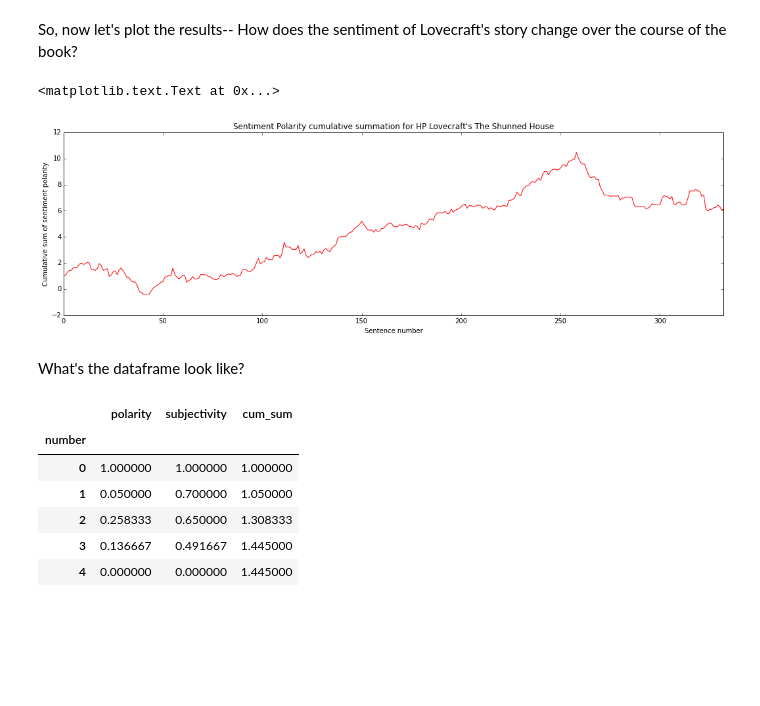
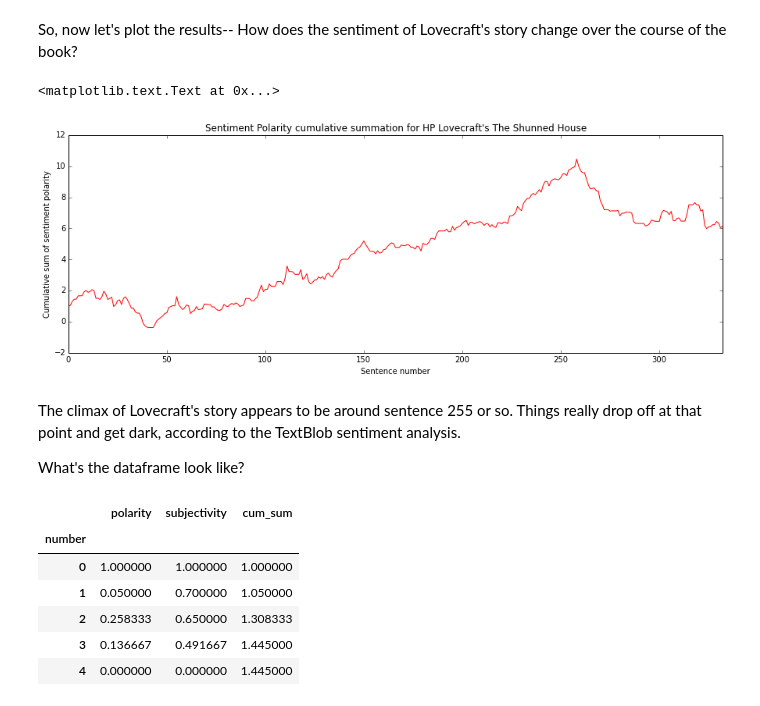
Before and after one commit to dagrha/textual-analysis, a Jupyter notebook: textblob_lovecraft.ipynb, the cells around one changed output. Saved outputs shown, nothing was run; the diff lists cells and outputs as text; code cells hidden in the pictures; blank space fills up the shorter version.

```diff
--- a/textblob_lovecraft.ipynb
+++ b/textblob_lovecraft.ipynb
@@ -73,15 +73,17 @@ df['cum_sum'] = df.polarity.cumsum()
 # %% [markdown]
 So, now let's plot the results-- How does the sentiment of Lovecraft's story change over the course of the book?
 # %%
-df.cum_sum.plot(figsize=(18,5), color='r',
+df.cum_sum.plot(figsize=(15,5), color='r',
                 title='Sentiment Polarity cumulative summation for HP Lovecraft\'s The Shunned House')
 plt.xlabel('Sentence number')
 plt.ylabel('Cumulative sum of sentiment polarity')
 # %% [output]
 <matplotlib.text.Text at 0x...>
-[figure, old version]
+[figure, new version]
-# %% [markdown]
-What's the dataframe look like?
+# %% [markdown]
+The climax of Lovecraft's story appears to be around sentence 255 or so.  Things really drop off at that point and get dark, according to the TextBlob sentiment analysis.
+
+What's the dataframe look like?
 # %%
 df.head()
 # %% [output]
```
Also changed, not shown: parts of 1 cell of this notebook.
